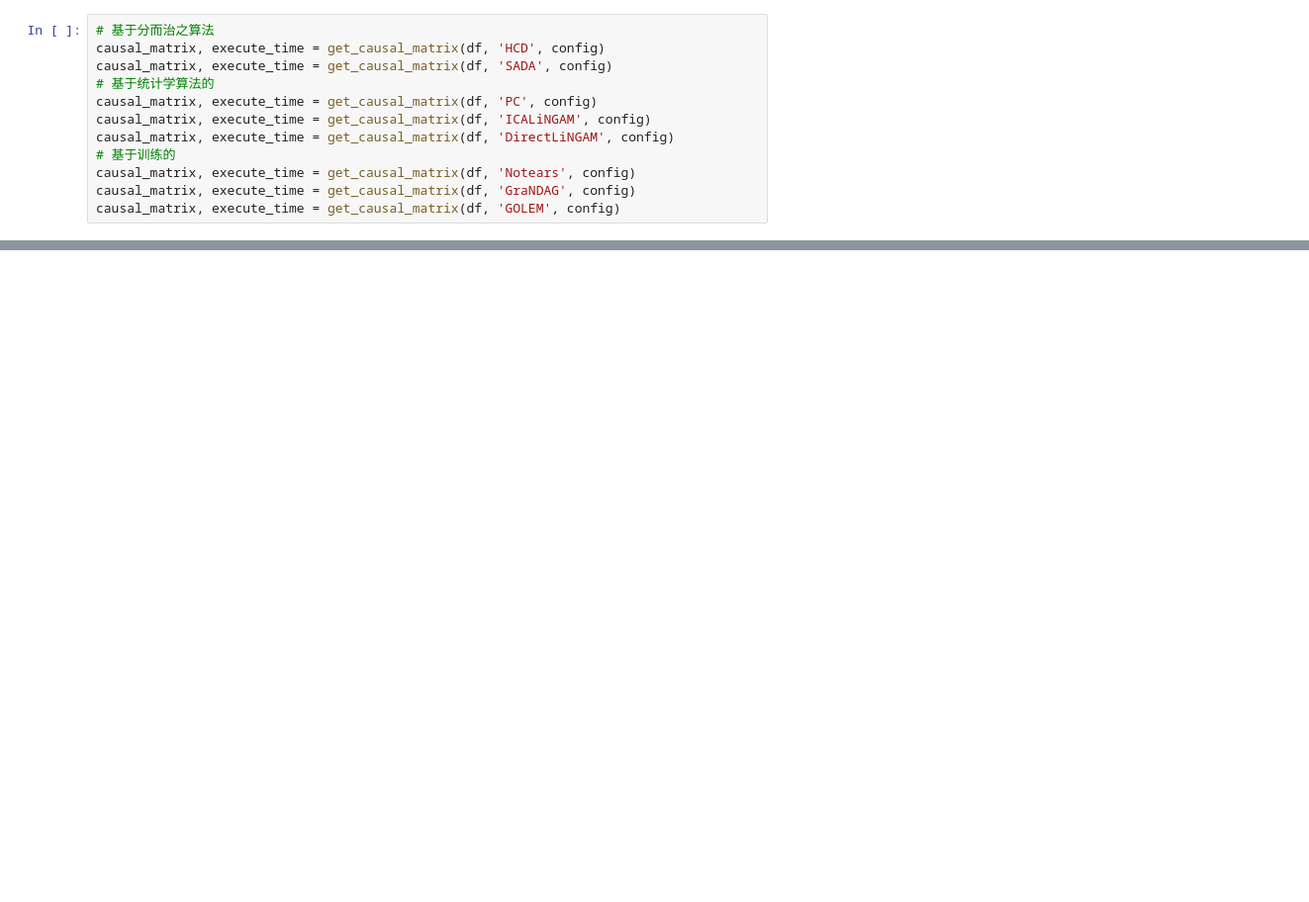
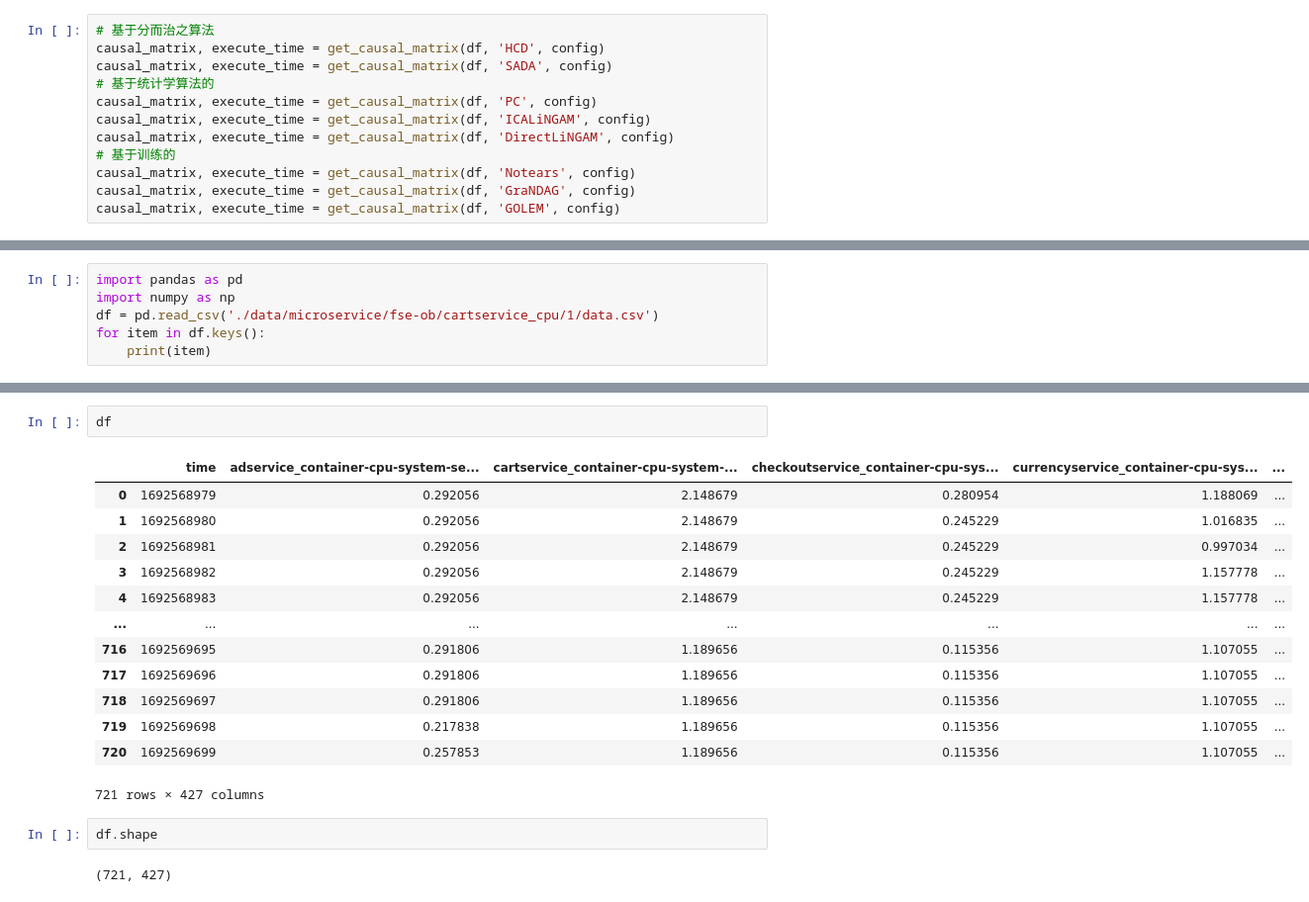
Before and after one commit to ZengYuXiang7/Iregular, a Jupyter notebook: causal.ipynb, the cells around one changed output, grey strips where cells are left out. Shown at 99% size. Saved outputs shown, nothing was run; the diff lists cells and outputs as text; blank space fills up the shorter version.

```diff
--- a/causal.ipynb
+++ b/causal.ipynb
@@ -169,0 +179,6 @@ causal_matrix, execute_time = get_causal_matrix(df, 'GOLEM', config)
+# %%
+import pandas as pd
+import numpy as np
+df = pd.read_csv('./data/microservice/fse-ob/cartservice_cpu/1/data.csv')
+for item in df.keys():
+    print(item)
@@ -169,0 +203,20 @@ causal_matrix, execute_time = get_causal_matrix(df, 'GOLEM', config)
+# %%
+df
+# %% [output]
+|  | time | adservice_container-cpu-system-se... | cartservice_container-cpu-system-... | checkoutservice_container-cpu-sys... | currencyservice_container-cpu-sys... | ... |
+| 0 | 1692568979 | 0.292056 | 2.148679 | 0.280954 | 1.188069 | ... |
+| 1 | 1692568980 | 0.292056 | 2.148679 | 0.245229 | 1.016835 | ... |
+| 2 | 1692568981 | 0.292056 | 2.148679 | 0.245229 | 0.997034 | ... |
+| 3 | 1692568982 | 0.292056 | 2.148679 | 0.245229 | 1.157778 | ... |
+| 4 | 1692568983 | 0.292056 | 2.148679 | 0.245229 | 1.157778 | ... |
+| ... | ... | ... | ... | ... | ... | ... |
+| 716 | 1692569695 | 0.291806 | 1.189656 | 0.115356 | 1.107055 | ... |
+| 717 | 1692569696 | 0.291806 | 1.189656 | 0.115356 | 1.107055 | ... |
+| 718 | 1692569697 | 0.291806 | 1.189656 | 0.115356 | 1.107055 | ... |
+| 719 | 1692569698 | 0.217838 | 1.189656 | 0.115356 | 1.107055 | ... |
+| 720 | 1692569699 | 0.257853 | 1.189656 | 0.115356 | 1.107055 | ... |
+721 rows × 427 columns
+# %%
+df.shape
+# %% [output]
+(721, 427)
```
Also changed, not shown: parts of 14 cells of this notebook, 13 other files.
